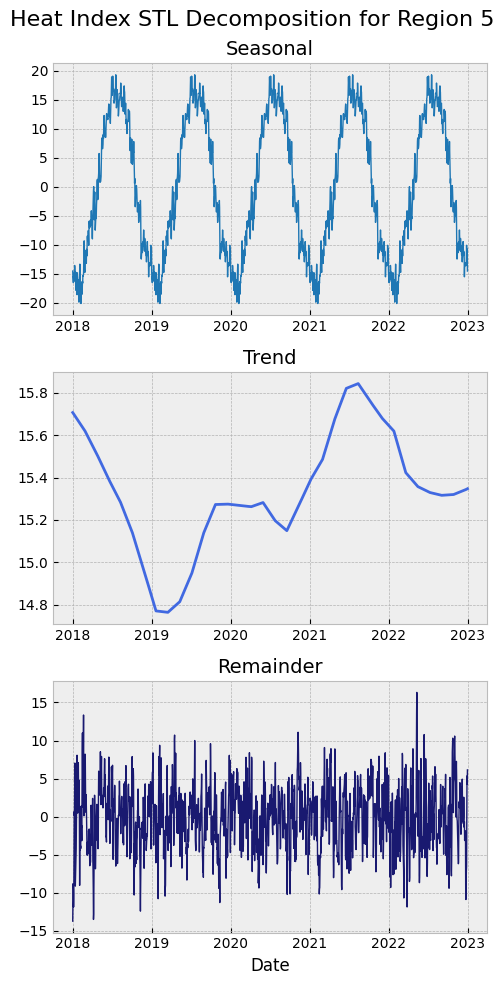
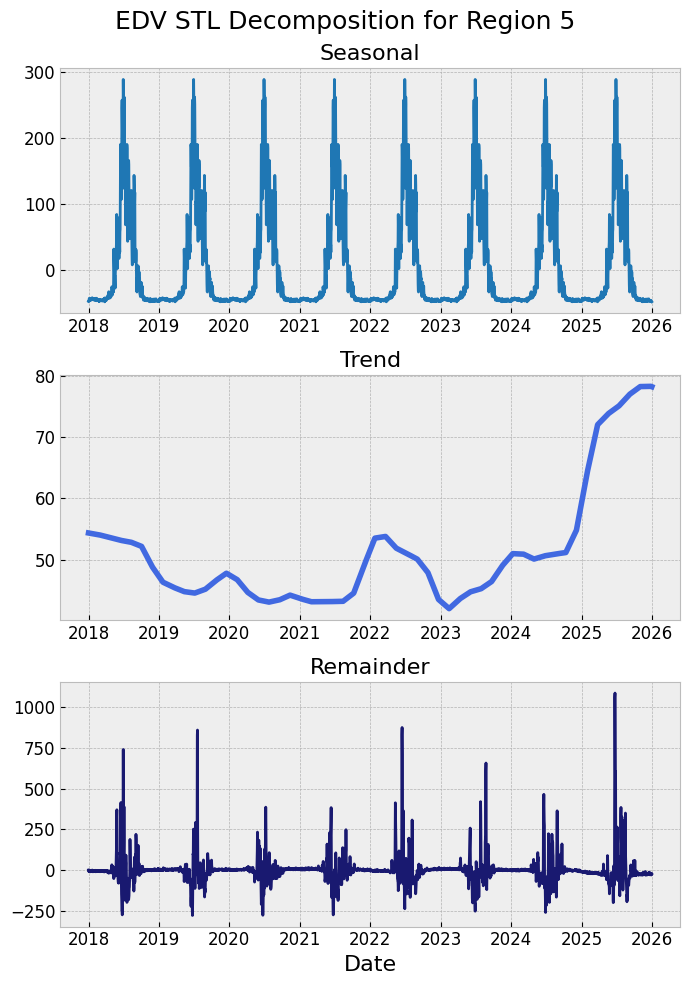
Unified diff of the notebook cell whose output changed from the first chart to the second:
--- before
+++ after
@@ -1,14 +1,15 @@
 plt.style.use('bmh')
-fig, axs = plt.subplots(3, 1, figsize = (5, 10))
+fig, axs = plt.subplots(3, 1, figsize = (7, 10))
 colors = ["tab:blue", "royalblue", "midnightblue"]
 for i, col in enumerate(df.columns):
     ax = axs[i]
-    ax.plot(df[col], lw = 2 if i == 1 else 1, c = colors[i])
-    ax.set_title(col.capitalize(), fontsize = 14)
+    ax.plot(df[col], lw = 4 if i == 1 else 2, c = colors[i])
+    ax.set_title(col.capitalize(), fontsize = 16)
     ax.set_xticks(x_tick_ts, x_tick_years)
+    ax.tick_params(axis='both', labelsize=12)
 
-axs[2].set_xlabel("Date")
+axs[2].set_xlabel("Date", fontsize = 16)
 
-plt.suptitle(f"{suptitle} STL Decomposition for Region {REGION}", fontsize = 16)
+plt.suptitle(f"{suptitle} STL Decomposition for Region {REGION}", fontsize = 18)
 plt.tight_layout()
 

Commit: improved figures